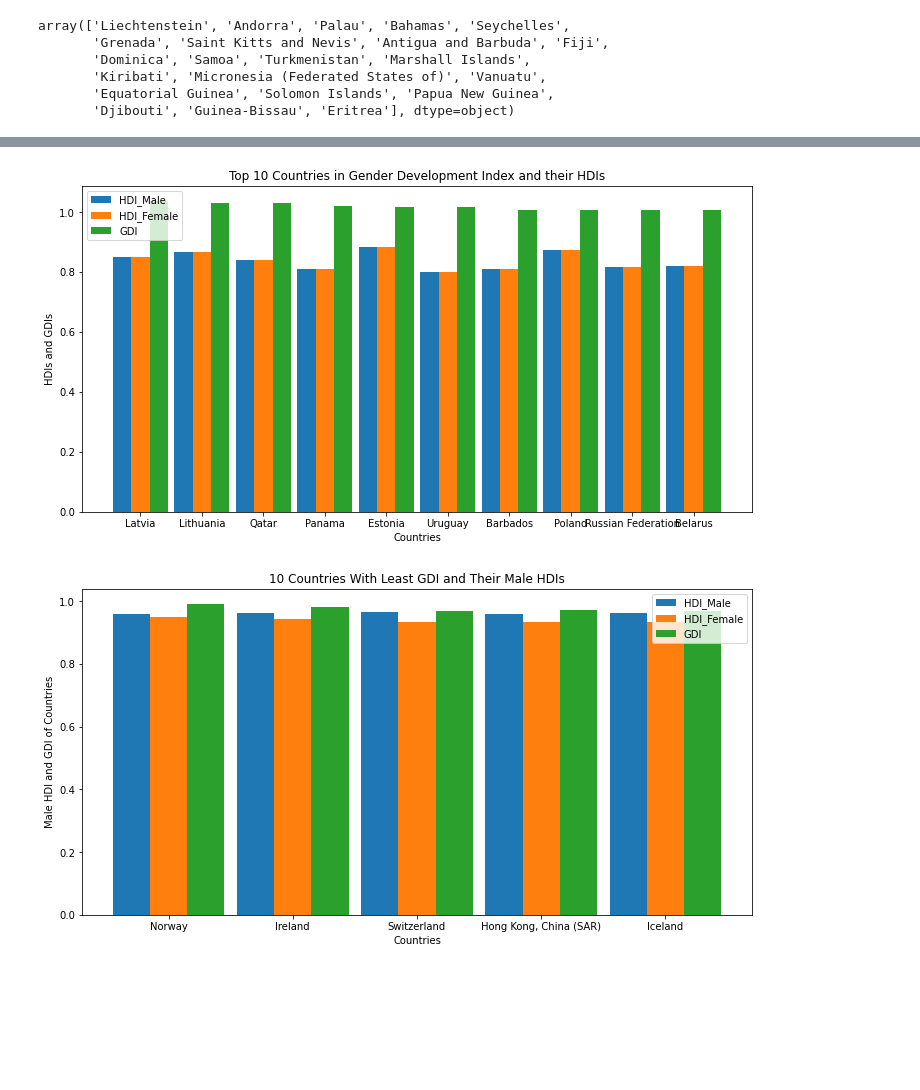
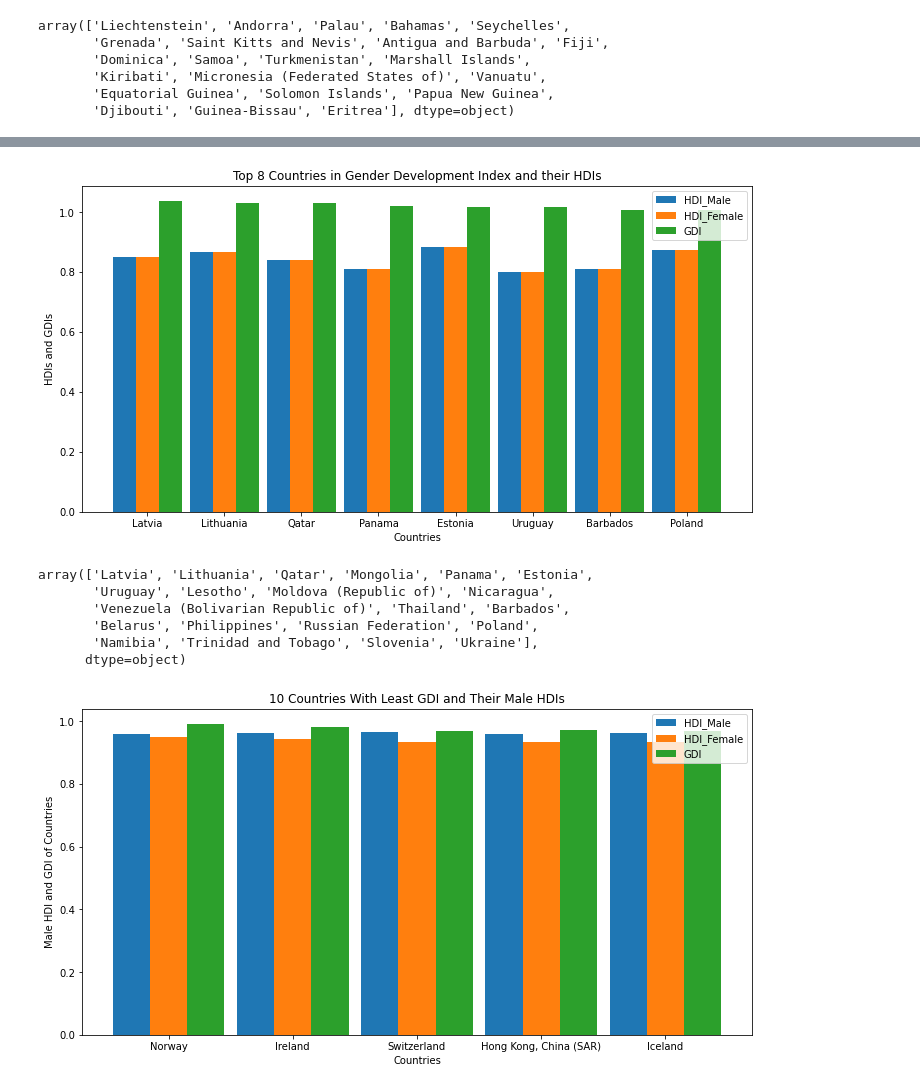
Before and after one commit to Ernestoffor/gender_development_index, a Jupyter notebook: gdi.ipynb, the cells around one changed output, grey strips where cells are left out. Cells and saved outputs as stored; diff of their text form; code cells hidden in the pictures; blank space fills up the shorter version.

```diff
--- a/gdi.ipynb
+++ b/gdi.ipynb
@@ -156,7 +171,7 @@ def plot_hdi_gdi(df, num=10, top=1):
     HDI_Male = df['HDI_Male']
     HDI_Female = df['HDI_Male']
     GDI = df['GDI_Value']
-    plt.figure(figsize=(12,6))
+    plt.figure(figsize=(15,6))
 
     X_axis = np.arange(len(X))
 
@@ -173,7 +194,17 @@ def plot_hdi_gdi(df, num=10, top=1):
 # %%
-plot_hdi_gdi(df)
+df[df.GDI_Value>=1].sort_values(by='GDI_Value', ascending=False).iloc[:,1].values
+plot_hdi_gdi(df, num=8)
 # %% [output]
-[figure, old version]
+[figure, new version]
+# %%
+df[df.GDI_Value>=1].sort_values(by='GDI_Value', ascending=False).iloc[:,1].values
+# %% [output]
+array(['Latvia', 'Lithuania', 'Qatar', 'Mongolia', 'Panama', 'Estonia',
+       'Uruguay', 'Lesotho', 'Moldova (Republic of)', 'Nicaragua',
+       'Venezuela (Bolivarian Republic of)', 'Thailand', 'Barbados',
+       'Belarus', 'Philippines', 'Russian Federation', 'Poland',
+       'Namibia', 'Trinidad and Tobago', 'Slovenia', 'Ukraine'],
+      dtype=object)
 # %%
 X = df['Country'].head(5)
 HDI1 = df['HDI_Male'].head()
```
Also changed, not shown: parts of 17 cells of this notebook, 6 other files.
